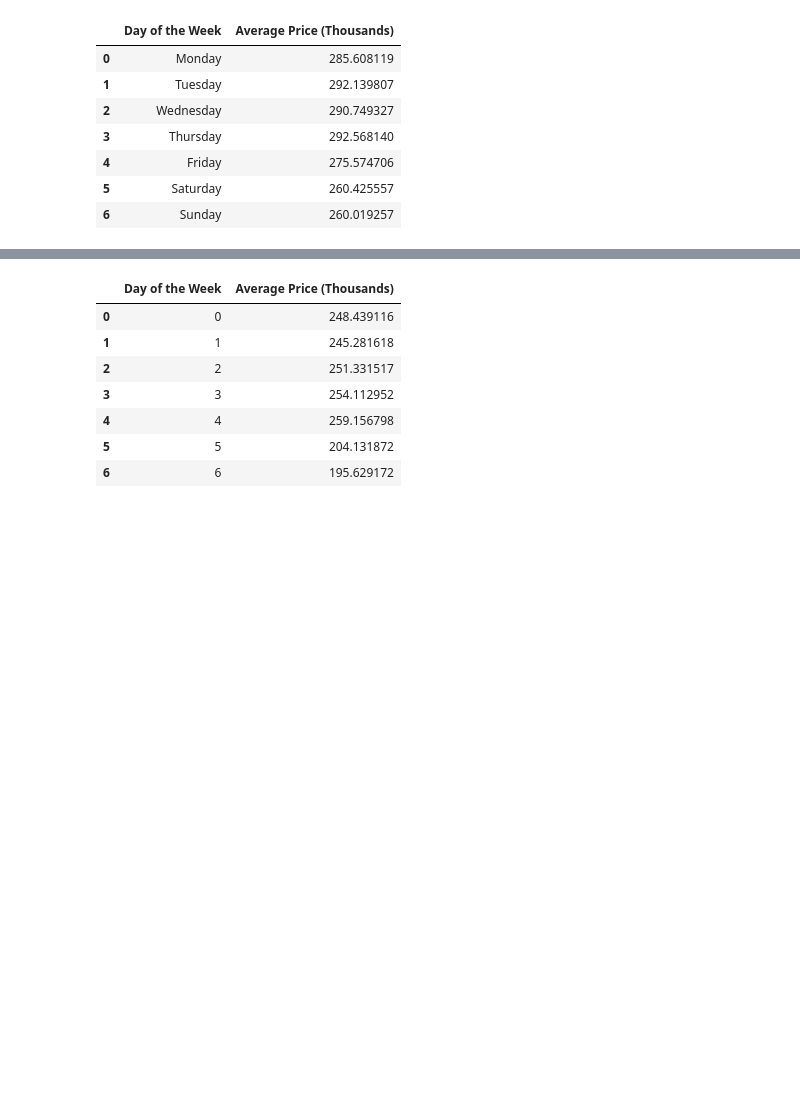
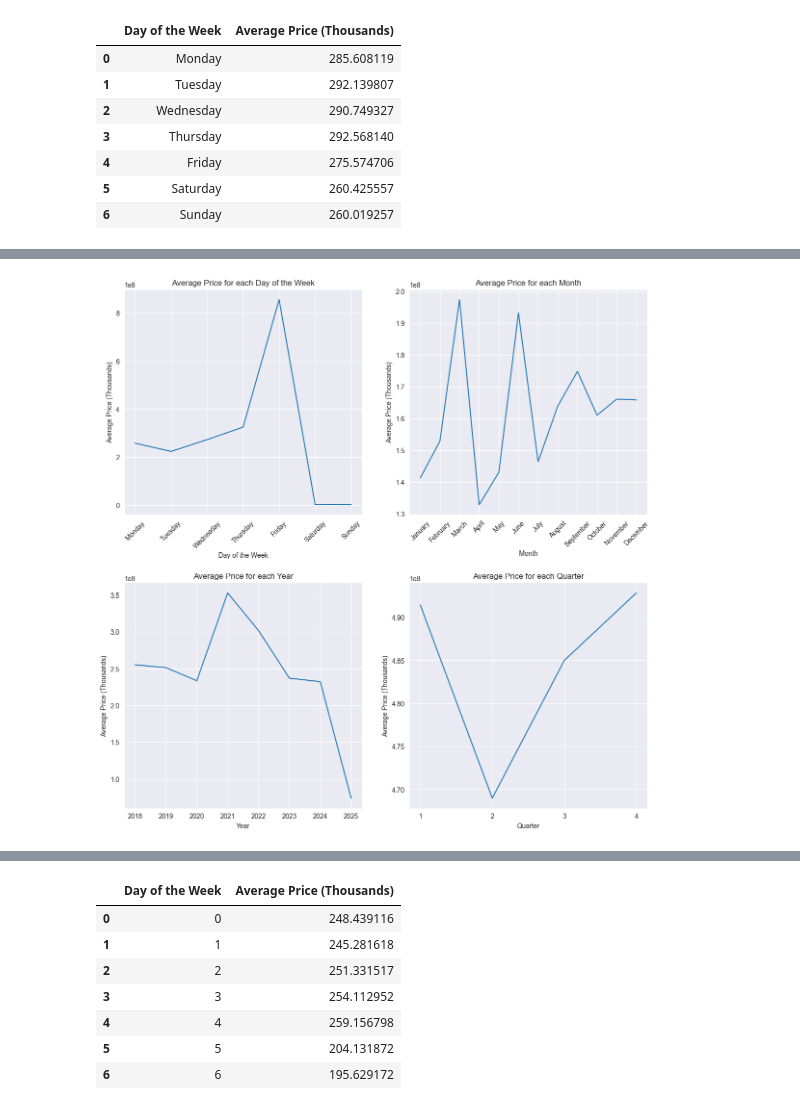
Before and after one commit to Tom-Kerrison/Housing-Price-Predictor, a Jupyter notebook: EDA.ipynb, the cells around one changed output, grey strips where cells are left out. Cells and saved outputs as stored; diff of their text form; code cells hidden in the pictures; blank space fills up the shorter version.

```diff
--- a/EDA.ipynb
+++ b/EDA.ipynb
@@ -146,3 +146,53 @@ plt.subplots_adjust(hspace=0.3)
+# %%
+tot_day_price = no_outliers_df.groupby('Transfer Date')['Price (Thousands)'].sum().reset_index()
+tot_day_price.columns = ['Transfer Date', 'Average Price (Thousands)']
+
+tot_day_of_the_week_price = no_outliers_df.groupby('Day of the Week')['Price (Thousands)'].sum().reset_index()
+tot_day_of_the_week_price.columns = ['Day of the Week', 'Average Price (Thousands)']
+
+tot_quarter_price = no_outliers_df.groupby('Quarter')['Price (Thousands)'].sum().reset_index()
+tot_quarter_price.columns = ['Quarter', 'Average Price (Thousands)']
+
+tot_year_price = no_outliers_df.groupby('Year')['Price (Thousands)'].sum().reset_index()
+tot_year_price.columns = ['Year', 'Average Price (Thousands)']
+
+tot_month_price = no_outliers_df.groupby('Month')['Price (Thousands)'].sum().reset_index()
+tot_month_price.columns = ['Month', 'Average Price (Thousands)']
+
+tot_county_price = no_outliers_df.groupby('County')['Price (Thousands)'].sum().reset_index()
+tot_county_price.columns = ['County', 'Average Price (Thousands)']
+
+tot_day_of_the_week_price['Day of the Week'] = tot_day_of_the_week_price['Day of the Week'].map(day_names)
+tot_month_price['Month'] = tot_month_price['Month'].map(month_names)
+
+tot_day_of_the_week_price
+fig = plt.figure(figsize=(14, 14))
+ax0 = fig.add_subplot(2, 2, 1)
+ax1 = fig.add_subplot(2, 2, 2)
+ax2 = fig.add_subplot(2, 2, 3)
+ax3 = fig.add_subplot(2, 2, 4)
+
+from matplotlib.ticker import MaxNLocator
+
+ax3.xaxis.set_major_locator(MaxNLocator(nbins=4))
+
+ax0.set_title('Average Price for each Day of the Week')
+ax1.set_title('Average Price for each Month')
+ax2.set_title('Average Price for each Year')
+ax3.set_title('Average Price for each Quarter')
+
+ax0.tick_params(axis='x', rotation=45)
+ax1.tick_params(axis='x', rotation=45)
+
+
+sns.lineplot(x='Day of the Week', y='Average Price (Thousands)', data=tot_day_of_the_week_price, ax=ax0)
+sns.lineplot(x='Month', y='Average Price (Thousands)', data=tot_month_price, ax=ax1)
+sns.lineplot(x='Year', y='Average Price (Thousands)', data=tot_year_price, ax=ax2)
+sns.lineplot(x='Quarter', y='Average Price (Thousands)', data=tot_quarter_price, ax=ax3)
+
+plt.subplots_adjust(hspace=0.3)
+# %% [output]
+[figure, added]
 # %%
 type_count = no_outliers_df[['Flat','Semi-detached','Terraced', 'Detached', 'Other Property Type']].sum().reset_index()
 type_count.columns = ['Property Type','Count']
```
Also changed, not shown: parts of 11 cells of this notebook, 1 other file.
